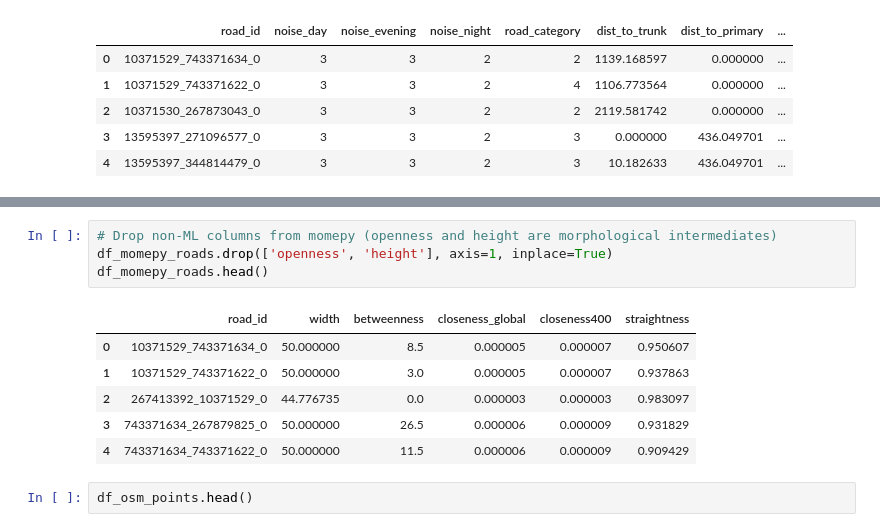
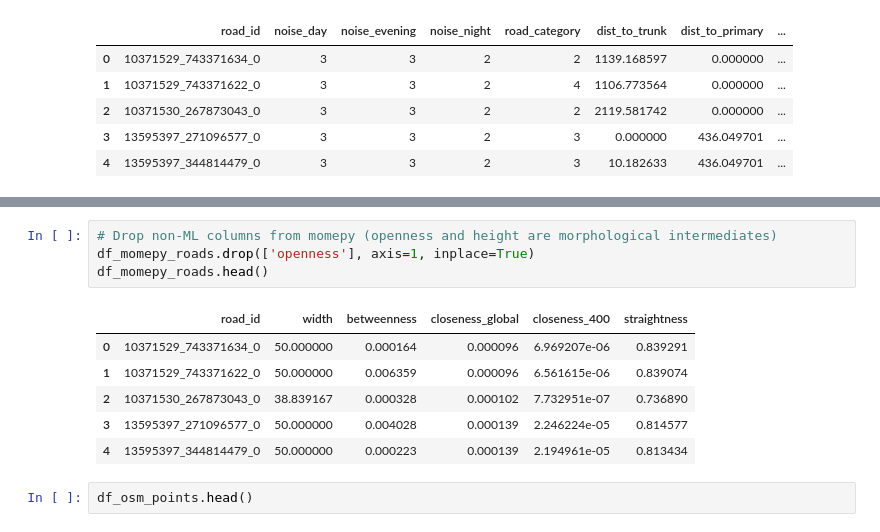
Before and after one commit to AndreaCutroni/ML-Noise-Prediction, a Jupyter notebook: deployment/Milan/notebooks/01_MIL_create_dataset_class.ipynb, the cells around one changed output, grey strips where cells are left out. Cells and saved outputs as stored; diff of their text form.

Commit message:
SMALL UPDATE REMOVED HEIGHT ERROR

```diff
--- a/deployment/Milan/notebooks/01_MIL_create_dataset_class.ipynb
+++ b/deployment/Milan/notebooks/01_MIL_create_dataset_class.ipynb
@@ -39,14 +48,14 @@ df_osm_roads.head()
 # %%
 # Drop non-ML columns from momepy (openness and height are morphological intermediates)
-df_momepy_roads.drop(['openness', 'height'], axis=1, inplace=True)
+df_momepy_roads.drop(['openness'], axis=1, inplace=True)
 df_momepy_roads.head()
 # %% [output]
-|  | road_id | width | betweenness | closeness_global | closeness400 | straightness |
-| 0 | 10371529_743371634_0 | 50.000000 | 8.5 | 0.000005 | 0.000007 | 0.950607 |
-| 1 | 10371529_743371622_0 | 50.000000 | 3.0 | 0.000005 | 0.000007 | 0.937863 |
-| 2 | 267413392_10371529_0 | 44.776735 | 0.0 | 0.000003 | 0.000003 | 0.983097 |
-| 3 | 743371634_267879825_0 | 50.000000 | 26.5 | 0.000006 | 0.000009 | 0.931829 |
-| 4 | 743371634_743371622_0 | 50.000000 | 11.5 | 0.000006 | 0.000009 | 0.909429 |
+|  | road_id | width | betweenness | closeness_global | closeness_400 | straightness |
+| 0 | 10371529_743371634_0 | 50.000000 | 0.000164 | 0.000096 | 6.969207e-06 | 0.839291 |
+| 1 | 10371529_743371622_0 | 50.000000 | 0.006359 | 0.000096 | 6.561615e-06 | 0.839074 |
+| 2 | 10371530_267873043_0 | 38.839167 | 0.000328 | 0.000102 | 7.732951e-07 | 0.736890 |
+| 3 | 13595397_271096577_0 | 50.000000 | 0.004028 | 0.000139 | 2.246224e-05 | 0.814577 |
+| 4 | 13595397_344814479_0 | 50.000000 | 0.000223 | 0.000139 | 2.194961e-05 | 0.813434 |
 # %%
 df_osm_points.head()
 # %% [output]
```
Also changed, not shown: parts of 2 cells of this notebook.
